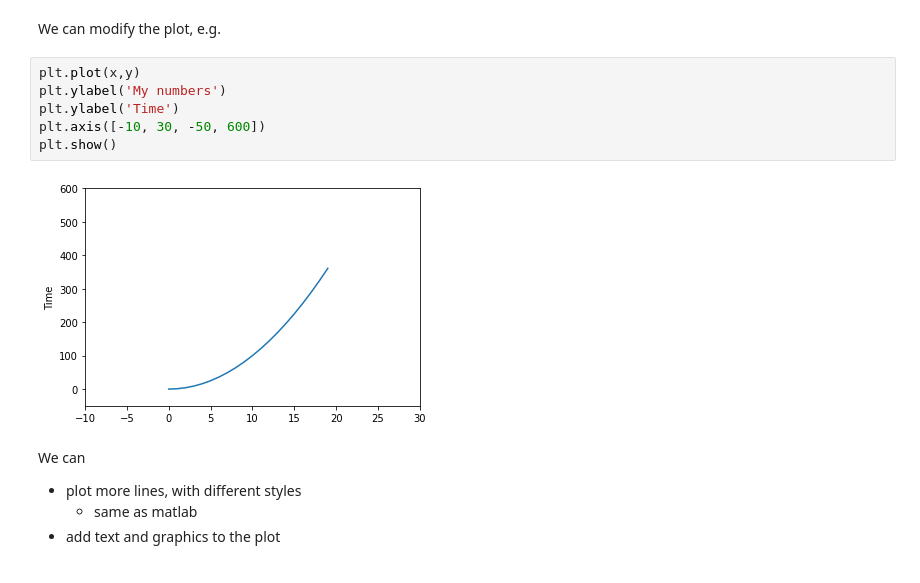
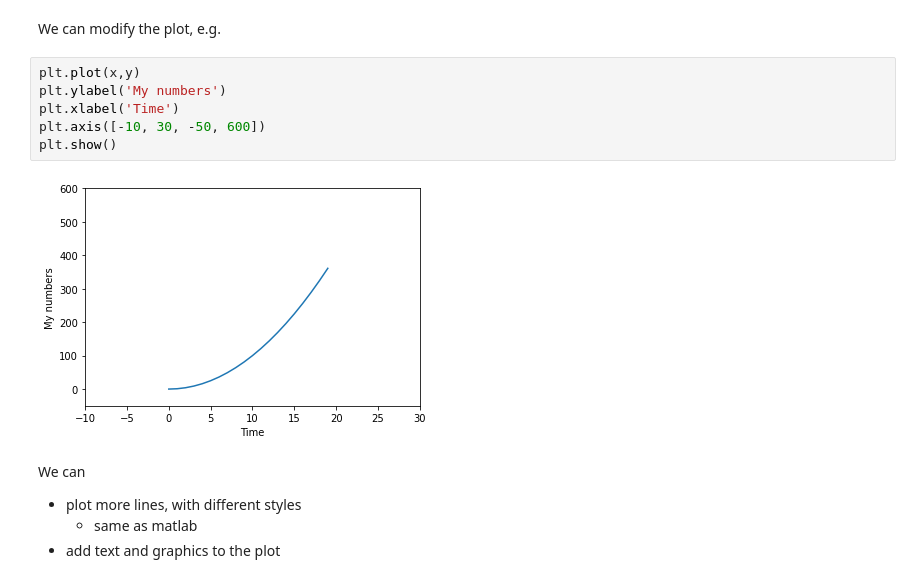
Before and after one commit to EMbeDS-education/SNS-IProML2021, a Jupyter notebook: jupyter/jupyterNotebooks/03Collections.ipynb, the cells around one changed output. Cells and saved outputs as stored; diff of their text form.

```diff
--- a/jupyter/jupyterNotebooks/03Collections.ipynb
+++ b/jupyter/jupyterNotebooks/03Collections.ipynb
@@ -651,11 +688,11 @@ We can modify the plot, e.g.
 # %%
 plt.plot(x,y)
 plt.ylabel('My numbers')
-plt.ylabel('Time')
+plt.xlabel('Time')
 plt.axis([-10, 30, -50, 600])
 plt.show()
 # %% [output]
-[figure, old version]
+[figure, new version]
 # %% [markdown]
 We can
 * plot more lines, with different styles
```
Also changed, not shown: parts of 24 cells of this notebook.
